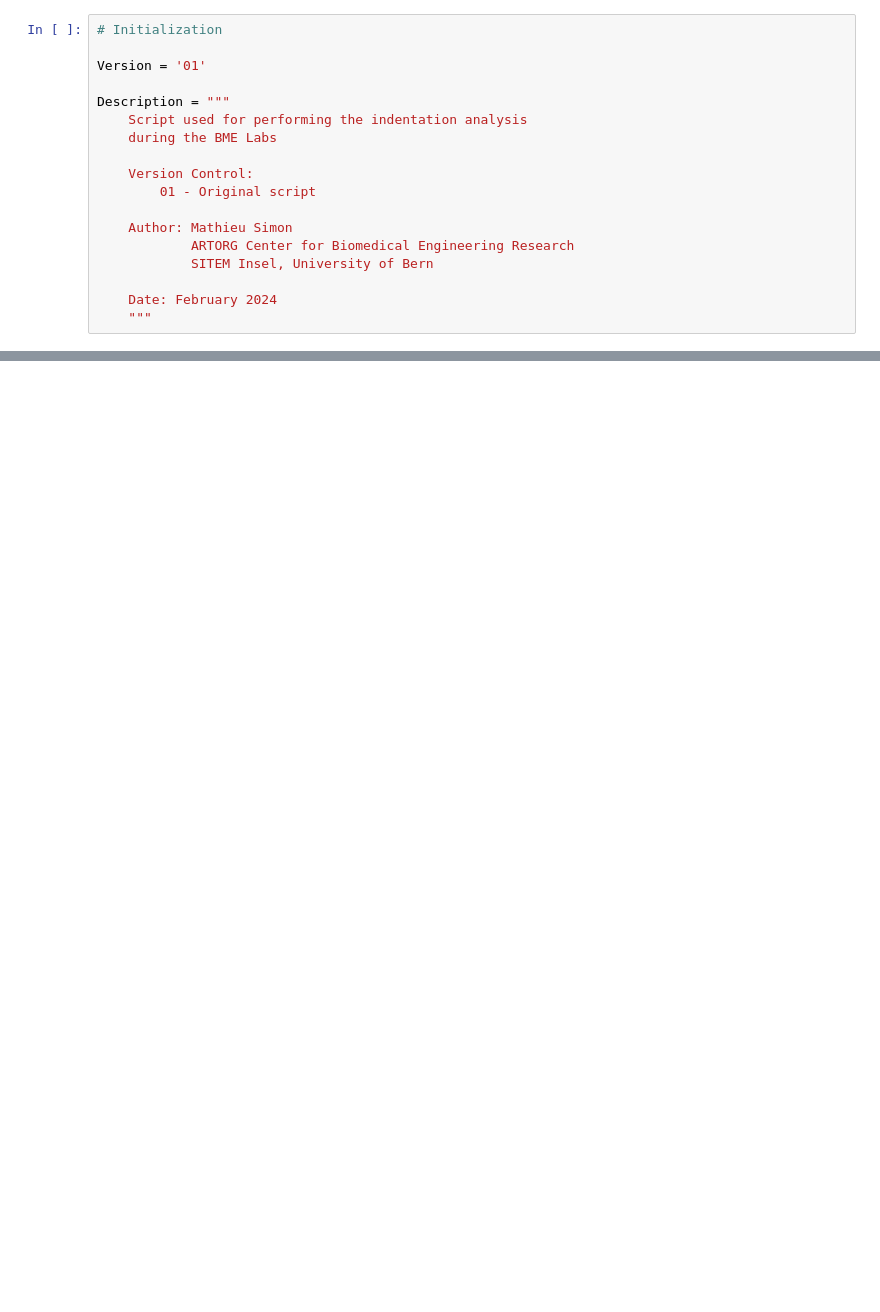
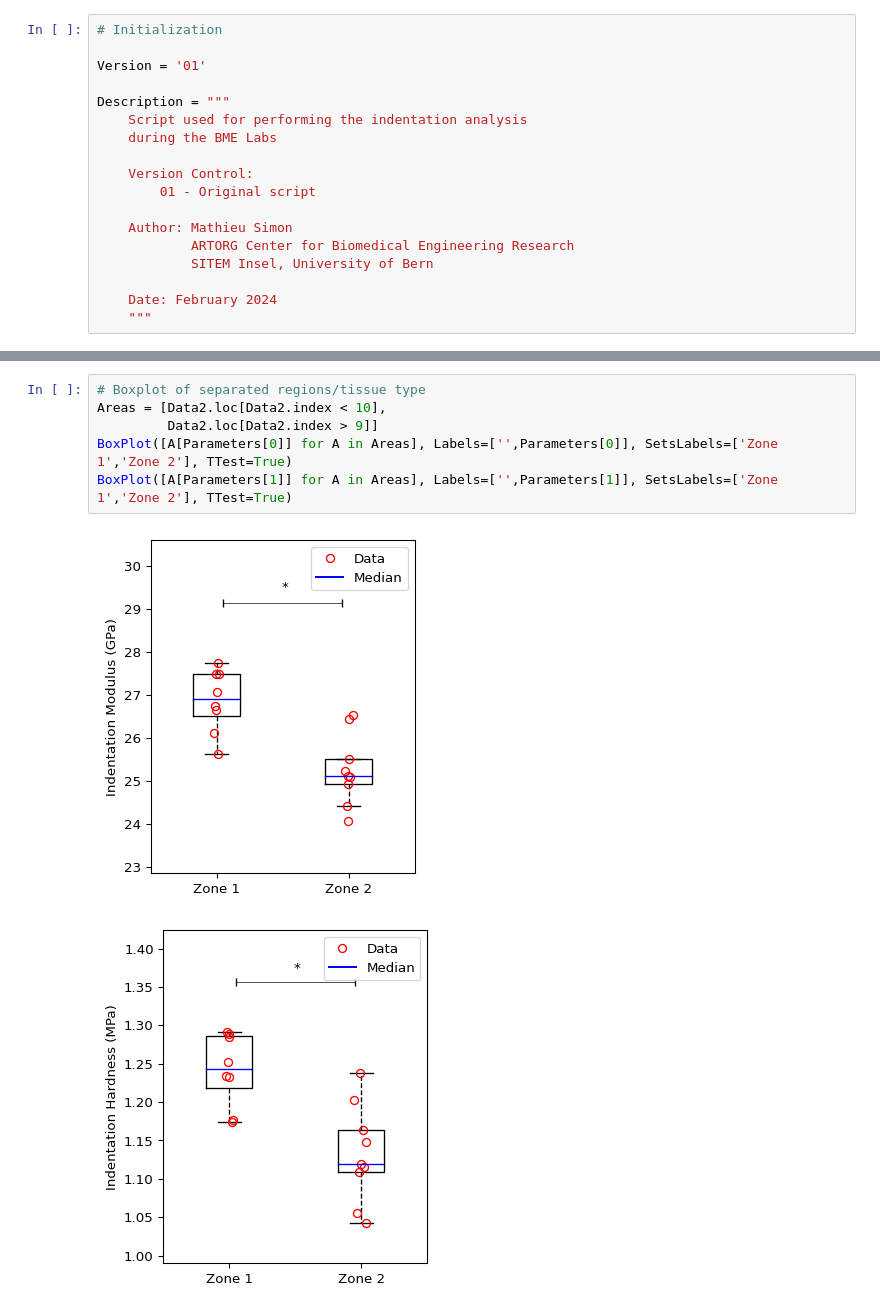
Before and after one commit to artorg-unibe-ch/MSB_BMELab, a Jupyter notebook: Group3/IndentationAnalysis.ipynb, the cells around one changed output, grey strips where cells are left out. Drawn from its saved outputs; the diff is of its cells as text; blank space fills up the shorter version.

```diff
--- a/Group3/IndentationAnalysis.ipynb
+++ b/Group3/IndentationAnalysis.ipynb
@@ -137,0 +597,9 @@ E = Es * (1-nu_s**2)
+# %%
+# Boxplot of separated regions/tissue type
+Areas = [Data2.loc[Data2.index < 10],
+         Data2.loc[Data2.index > 9]]
+BoxPlot([A[Parameters[0]] for A in Areas], Labels=['',Parameters[0]], SetsLabels=['Zone 1','Zone 2'], TTest=True)
+BoxPlot([A[Parameters[1]] for A in Areas], Labels=['',Parameters[1]], SetsLabels=['Zone 1','Zone 2'], TTest=True)
+# %% [output]
+[figure, added]
+[figure, added]
```
Also changed, not shown: parts of 19 cells of this notebook, 15 other files.
